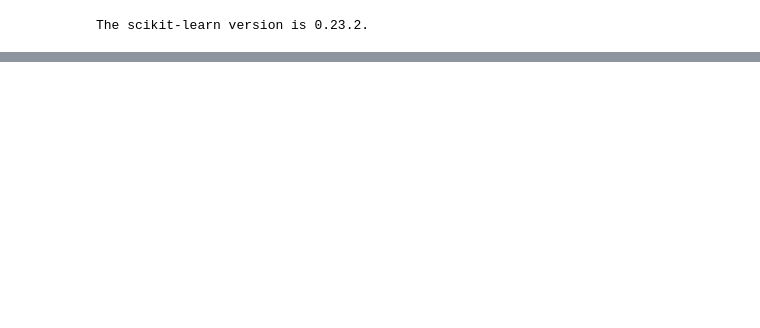
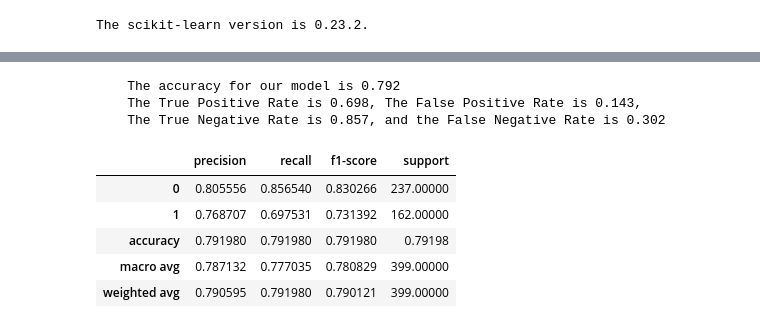
Before and after one commit to Ken-Alviola/classification-exercises, a Jupyter notebook: model.ipynb, the cells around one changed output, grey strips where cells are left out. Cells and saved outputs as stored; diff of their text form; code cells hidden in the pictures; blank space fills up the shorter version.

```diff
--- a/model.ipynb
+++ b/model.ipynb
@@ -708,0 +708,13 @@ AttributeError: 'str' object has no attribute 'decode'
+# %%
+class_report_log4 = get_metrics_bin(logit4, x_train_log3,y_train)
+class_report_log4
+# %% [output]
+    The accuracy for our model is 0.792
+    The True Positive Rate is 0.698, The False Positive Rate is 0.143,
+    The True Negative Rate is 0.857, and the False Negative Rate is 0.302
+|  | precision | recall | f1-score | support |
+| 0 | 0.805556 | 0.856540 | 0.830266 | 237.00000 |
+| 1 | 0.768707 | 0.697531 | 0.731392 | 162.00000 |
+| accuracy | 0.791980 | 0.791980 | 0.791980 | 0.79198 |
+| macro avg | 0.787132 | 0.777035 | 0.780829 | 399.00000 |
+| weighted avg | 0.790595 | 0.791980 | 0.790121 | 399.00000 |
```
Also changed, not shown: parts of 14 cells of this notebook.
